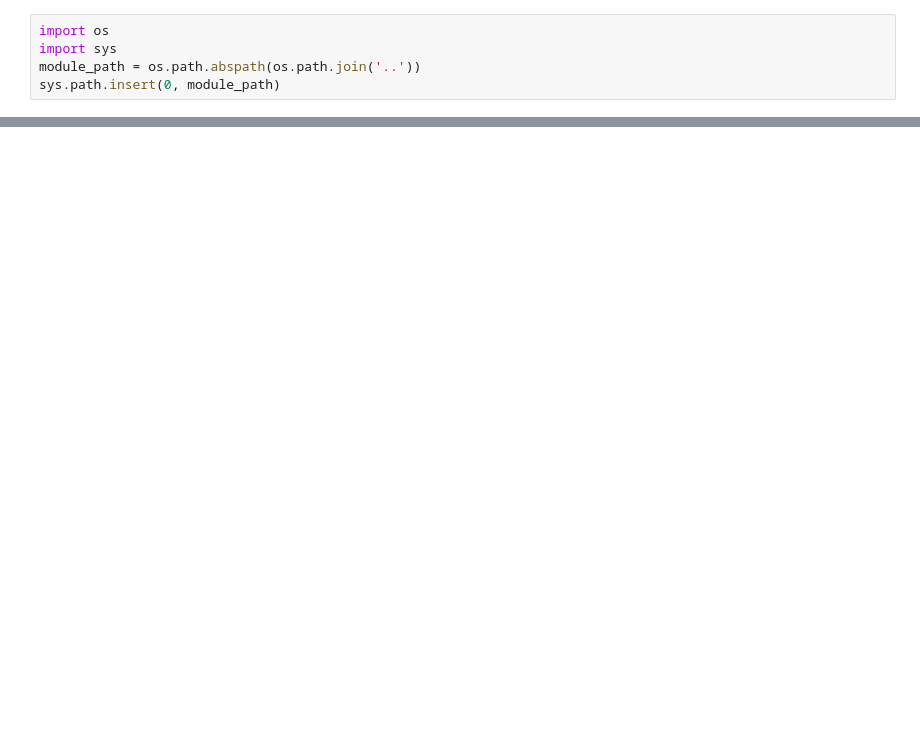
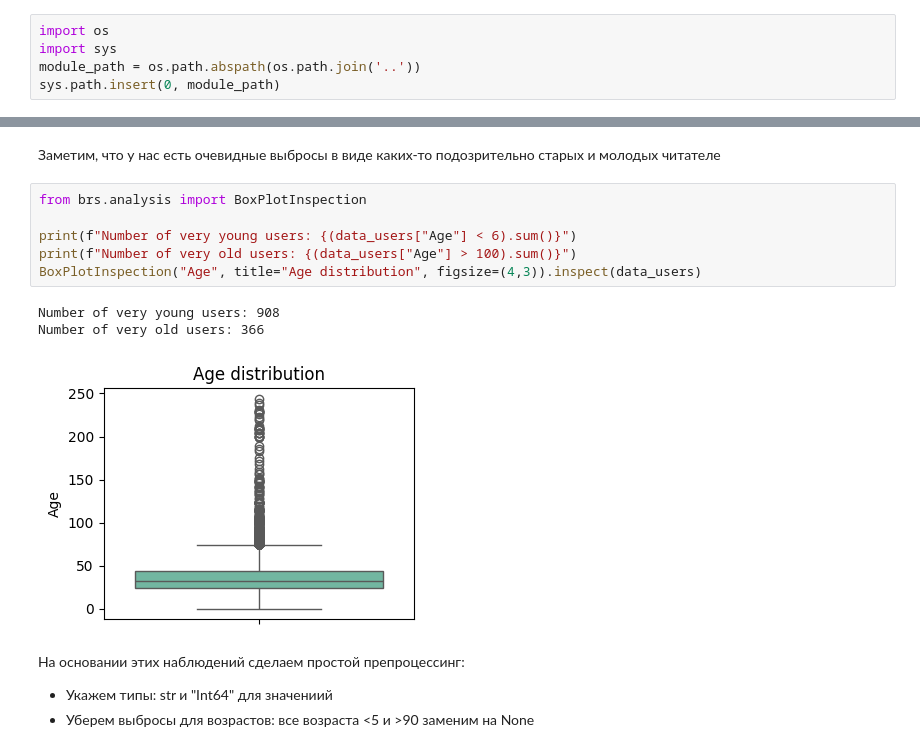
Before and after one commit to FortrainMas/BRS, a Jupyter notebook: notebooks/eda.ipynb, the cells around one changed output, grey strips where cells are left out. Saved outputs shown, nothing was run; the diff lists cells and outputs as text; blank space fills up the shorter version.

```diff
--- a/notebooks/eda.ipynb
+++ b/notebooks/eda.ipynb
@@ -107,0 +51,16 @@ dtype: int64
+# %% [markdown]
+Заметим, что у нас есть очевидные выбросы в виде каких-то подозрительно старых и молодых читателе
+# %%
+from brs.analysis import BoxPlotInspection
+
+print(f"Number of very young users: {(data_users["Age"] < 6).sum()}")
+print(f"Number of very old users: {(data_users["Age"] > 100).sum()}")
+BoxPlotInspection("Age", title="Age distribution", figsize=(4,3)).inspect(data_users)
+# %% [output]
+Number of very young users: 908
+Number of very old users: 366
+[figure, added]
+# %% [markdown]
+На основании этих наблюдений сделаем простой препроцессинг:
+- Укажем типы: str и "Int64" для значениий
+- Уберем выбросы для возрастов: все возраста <5 и >90 заменим на None
```
Also changed, not shown: parts of 52 cells of this notebook, 19 other files.
